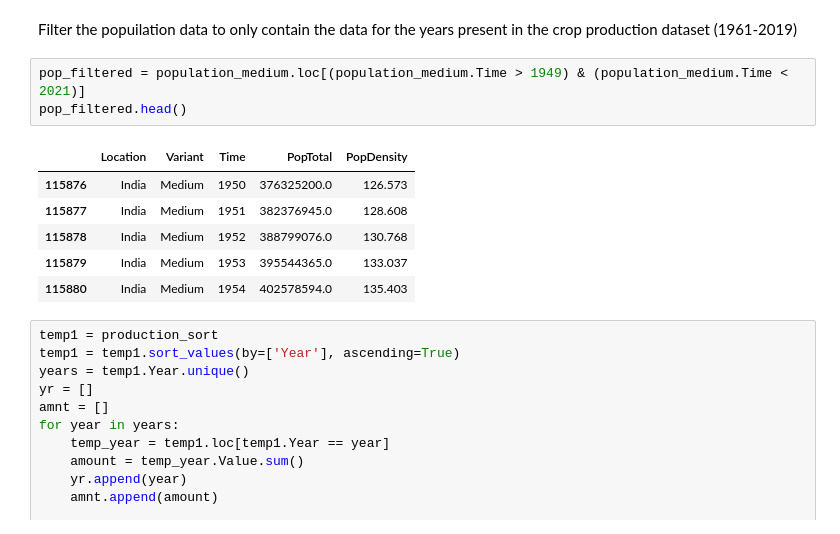
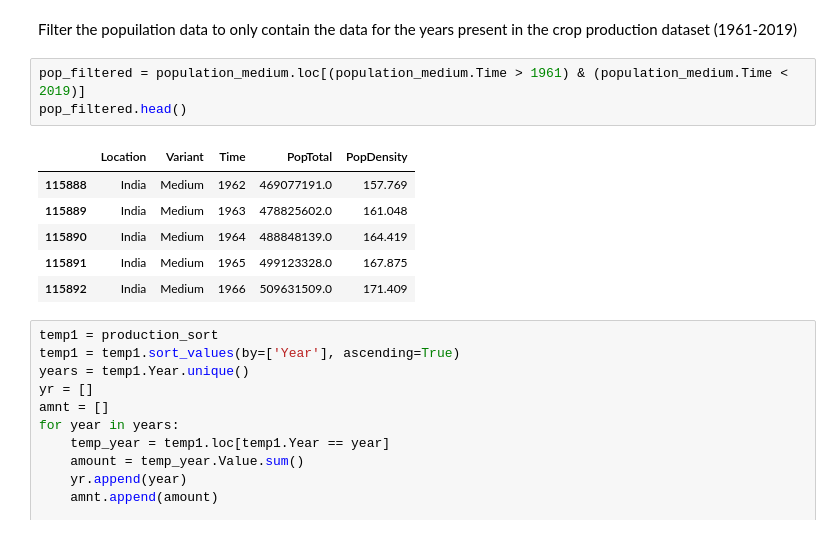
Before and after one commit to jayantxchauhan/food-production-analysis-research-paper, a Jupyter notebook: files/data-science/foodproduction-analysis/basic-data-visualization-exploration-with-insights.ipynb, the cells around one changed output. Drawn from its saved outputs; the diff is of its cells as text.

```diff
--- a/files/data-science/foodproduction-analysis/basic-data-visualization-exploration-with-insights.ipynb
+++ b/files/data-science/foodproduction-analysis/basic-data-visualization-exploration-with-insights.ipynb
@@ -220,15 +214,15 @@ population_medium = pop_india.loc[pop_india.Variant == 'Medium']
 # %% [markdown]
 Filter the popuilation data to only contain the data for the years present in the crop production dataset (1961-2019)
 # %%
-pop_filtered = population_medium.loc[(population_medium.Time > 1949) & (population_medium.Time < 2021)]
+pop_filtered = population_medium.loc[(population_medium.Time > 1961) & (population_medium.Time < 2019)]
 pop_filtered.head()
 # %% [output]
 |  | Location | Variant | Time | PopTotal | PopDensity |
-| 115876 | India | Medium | 1950 | 376325200.0 | 126.573 |
-| 115877 | India | Medium | 1951 | 382376945.0 | 128.608 |
-| 115878 | India | Medium | 1952 | 388799076.0 | 130.768 |
-| 115879 | India | Medium | 1953 | 395544365.0 | 133.037 |
-| 115880 | India | Medium | 1954 | 402578594.0 | 135.403 |
+| 115888 | India | Medium | 1962 | 469077191.0 | 157.769 |
+| 115889 | India | Medium | 1963 | 478825602.0 | 161.048 |
+| 115890 | India | Medium | 1964 | 488848139.0 | 164.419 |
+| 115891 | India | Medium | 1965 | 499123328.0 | 167.875 |
+| 115892 | India | Medium | 1966 | 509631509.0 | 171.409 |
 # %%
 temp1 = production_sort
 temp1 = temp1.sort_values(by=['Year'], ascending=True)
```
Also changed, not shown: parts of 18 cells of this notebook.
